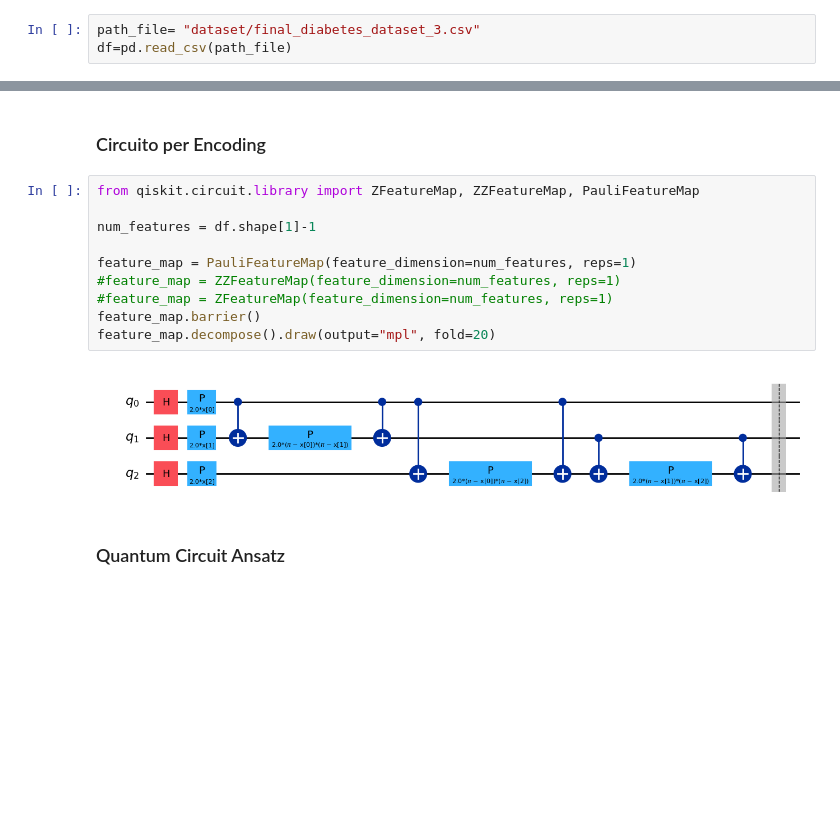
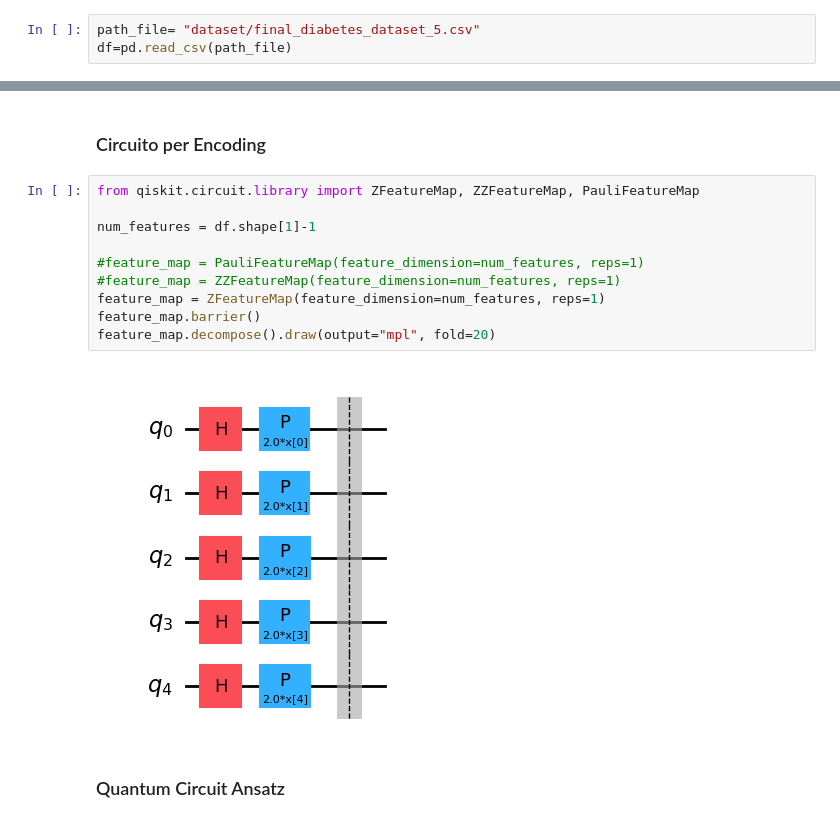
Before and after one commit to roccovardaro/vqc-diabetes-prediction, a Jupyter notebook: VQC.ipynb, the cells around one changed output, grey strips where cells are left out. Drawn from its saved outputs; the diff is of its cells as text; blank space fills up the shorter version.

```diff
--- a/VQC.ipynb
+++ b/VQC.ipynb
@@ -6,7 +11,7 @@ import numpy as np
 # %%
 label="Outcome"
 # %%
-path_file= "dataset/final_diabetes_dataset_3.csv"
+path_file= "dataset/final_diabetes_dataset_5.csv"
 df=pd.read_csv(path_file)
 # %%
 print(df.head())
@@ -50,15 +58,15 @@ y_test_new=y_test.tolist()
 # %%
 from qiskit.circuit.library import ZFeatureMap, ZZFeatureMap, PauliFeatureMap
 
 num_features = df.shape[1]-1
 
-feature_map = PauliFeatureMap(feature_dimension=num_features, reps=1)
+#feature_map = PauliFeatureMap(feature_dimension=num_features, reps=1)
 #feature_map = ZZFeatureMap(feature_dimension=num_features, reps=1)
-#feature_map = ZFeatureMap(feature_dimension=num_features, reps=1)
+feature_map = ZFeatureMap(feature_dimension=num_features, reps=1)
 feature_map.barrier()
 feature_map.decompose().draw(output="mpl", fold=20)
 # %% [output]
-[figure, old version]
+[figure, new version]
 # %% [markdown]
 ### Quantum Circuit Ansatz
 # %%
```
Also changed, not shown: parts of 15 cells of this notebook, 1 other file.
